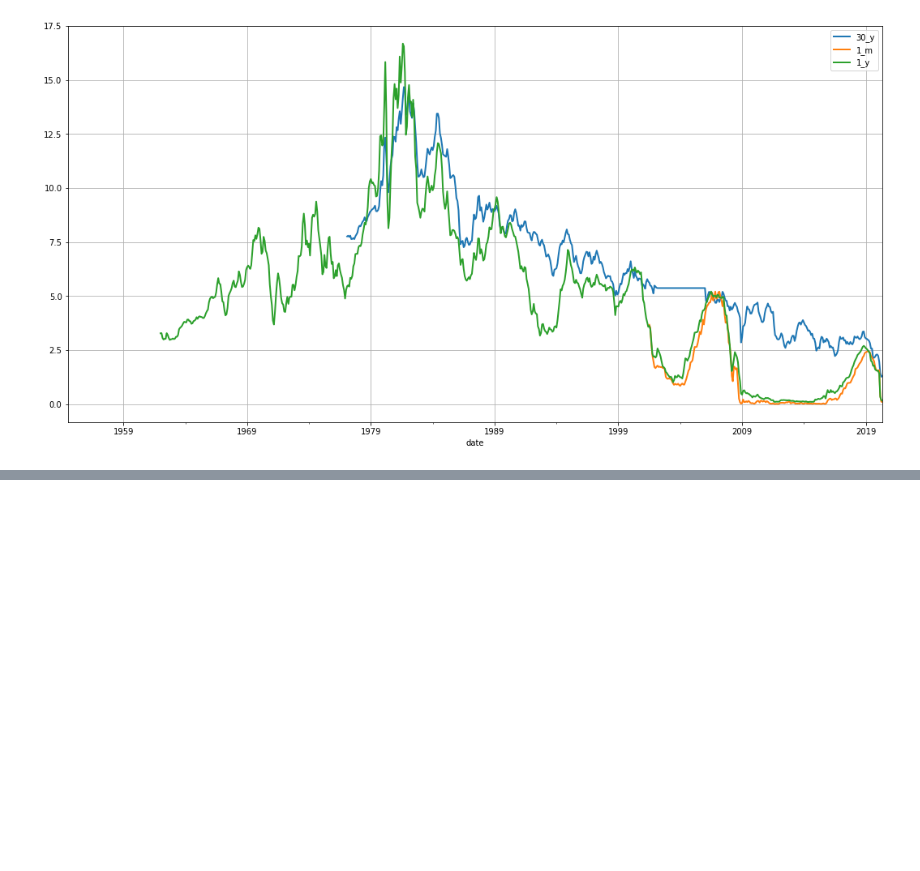
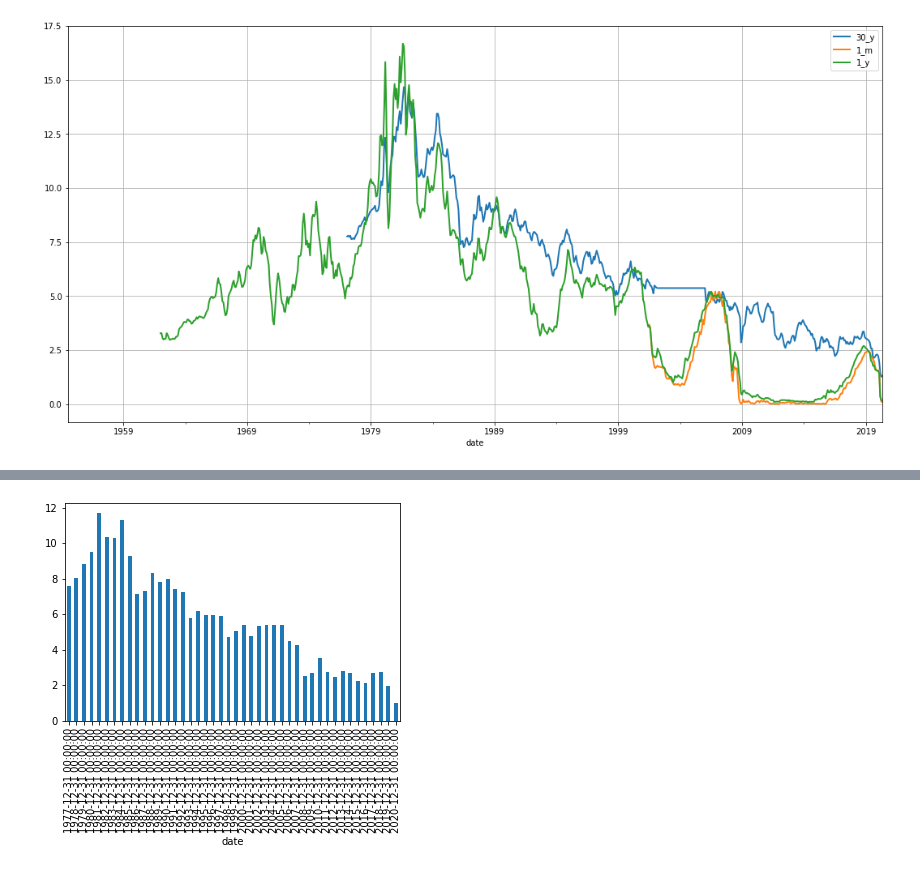
Before and after one commit to lifedataetc/education, a Jupyter notebook: time_series_analysis/notebooks/time_series_w_pandas.ipynb, the cells around one changed output, grey strips where cells are left out. Saved outputs shown, nothing was run; the diff lists cells and outputs as text; code cells hidden in the pictures; blank space fills up the shorter version.

```diff
--- a/time_series_analysis/notebooks/time_series_w_pandas.ipynb
+++ b/time_series_analysis/notebooks/time_series_w_pandas.ipynb
@@ -117,0 +139,4 @@ df.resample(rule='M').mean().plot.line(y=['30_y','1_m','1_y'],figsize=(18,9),lw=
+# %%
+df['30_y'].dropna().resample('A').min().plot.bar();
+# %% [output]
+[figure, added]
```
Also changed, not shown: parts of 8 cells of this notebook, 1 other file.
